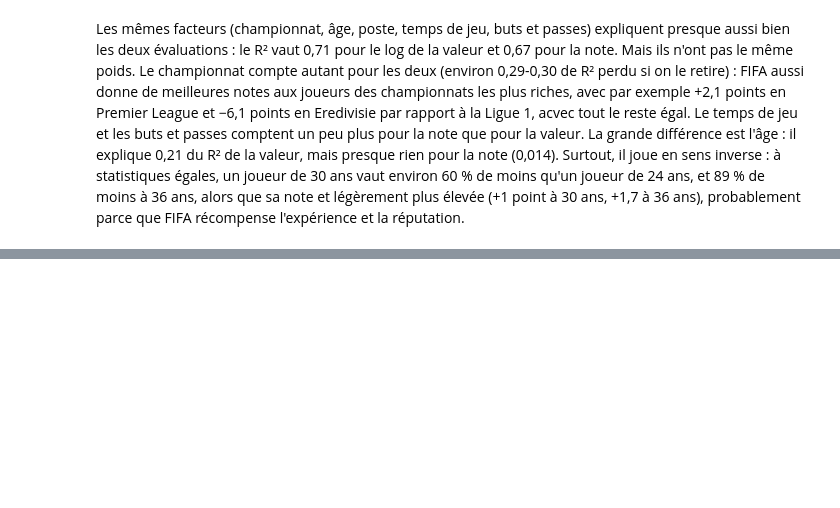
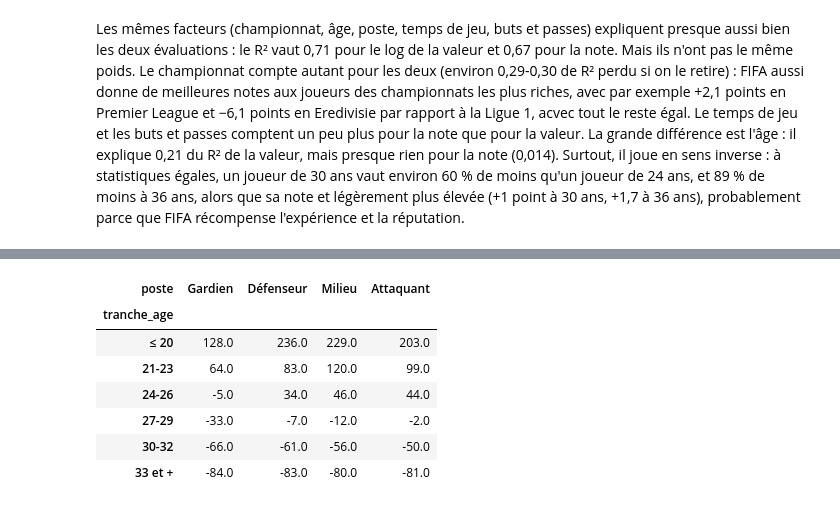
Before and after one commit to Iseo-sort/projet_python_football, a Jupyter notebook: notebooks/analyse_fifa.ipynb, the cells around one changed output, grey strips where cells are left out. Saved outputs shown, nothing was run; the diff lists cells and outputs as text; code cells hidden in the pictures; blank space fills up the shorter version.

```diff
--- a/notebooks/analyse_fifa.ipynb
+++ b/notebooks/analyse_fifa.ipynb
@@ -345,0 +377,13 @@ Les mêmes facteurs (championnat, âge, poste, temps de jeu, buts et passes) exp
+# %%
+# Écart médian (en %) par tranche d'âge et par poste
+pd.pivot_table(joueurs_notes, values="ecart_pct", index="tranche_age", columns="poste",
+               aggfunc="median", observed=True).loc[:, ORDRE_POSTES].round(0)
+# %% [output]
+| poste | Gardien | Défenseur | Milieu | Attaquant |
+| tranche_age |  |  |  |  |
+| ≤ 20 | 128.0 | 236.0 | 229.0 | 203.0 |
+| 21-23 | 64.0 | 83.0 | 120.0 | 99.0 |
+| 24-26 | -5.0 | 34.0 | 46.0 | 44.0 |
+| 27-29 | -33.0 | -7.0 | -12.0 | -2.0 |
+| 30-32 | -66.0 | -61.0 | -56.0 | -50.0 |
+| 33 et + | -84.0 | -83.0 | -80.0 | -81.0 |
```
Also changed, not shown: parts of 8 cells of this notebook.
